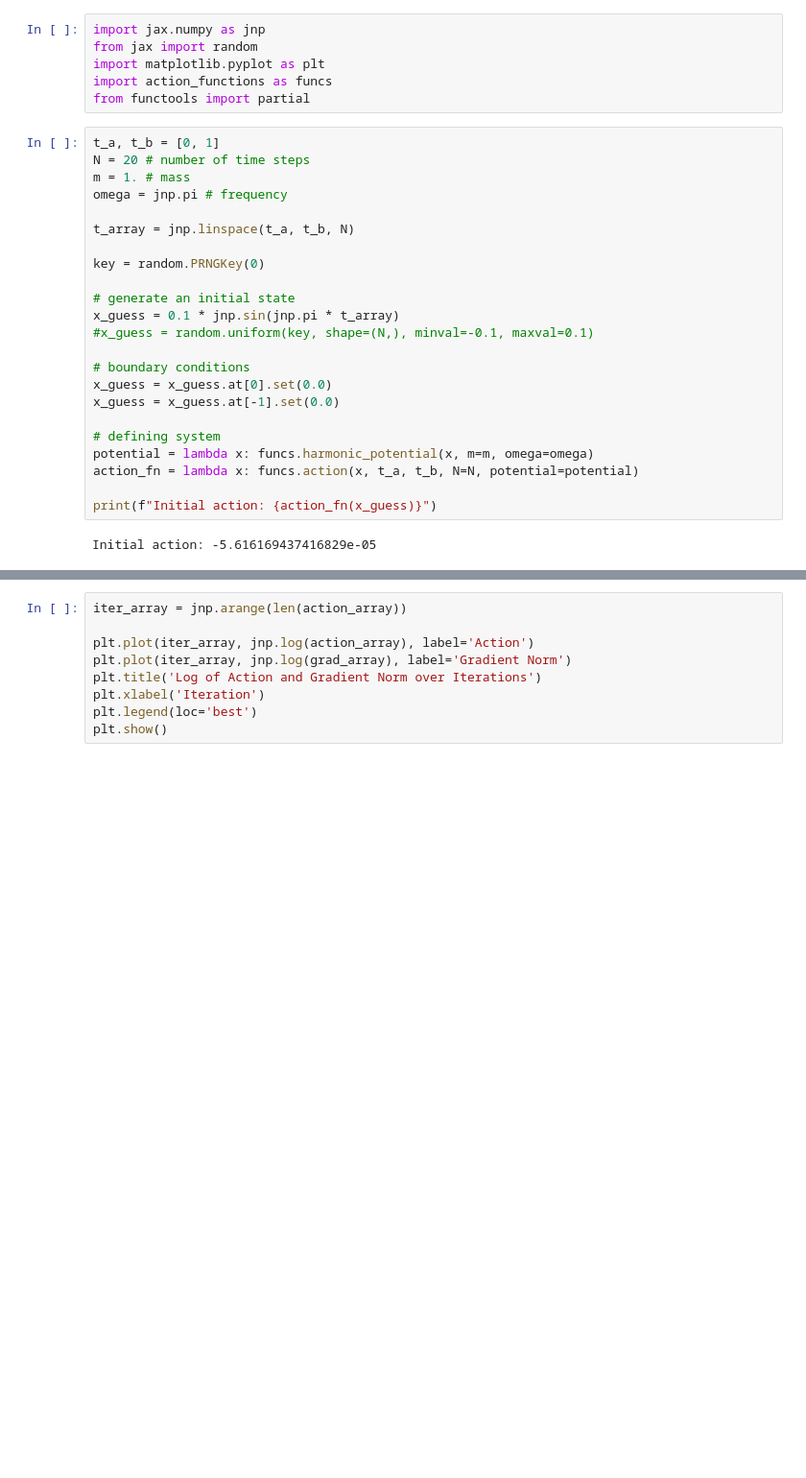
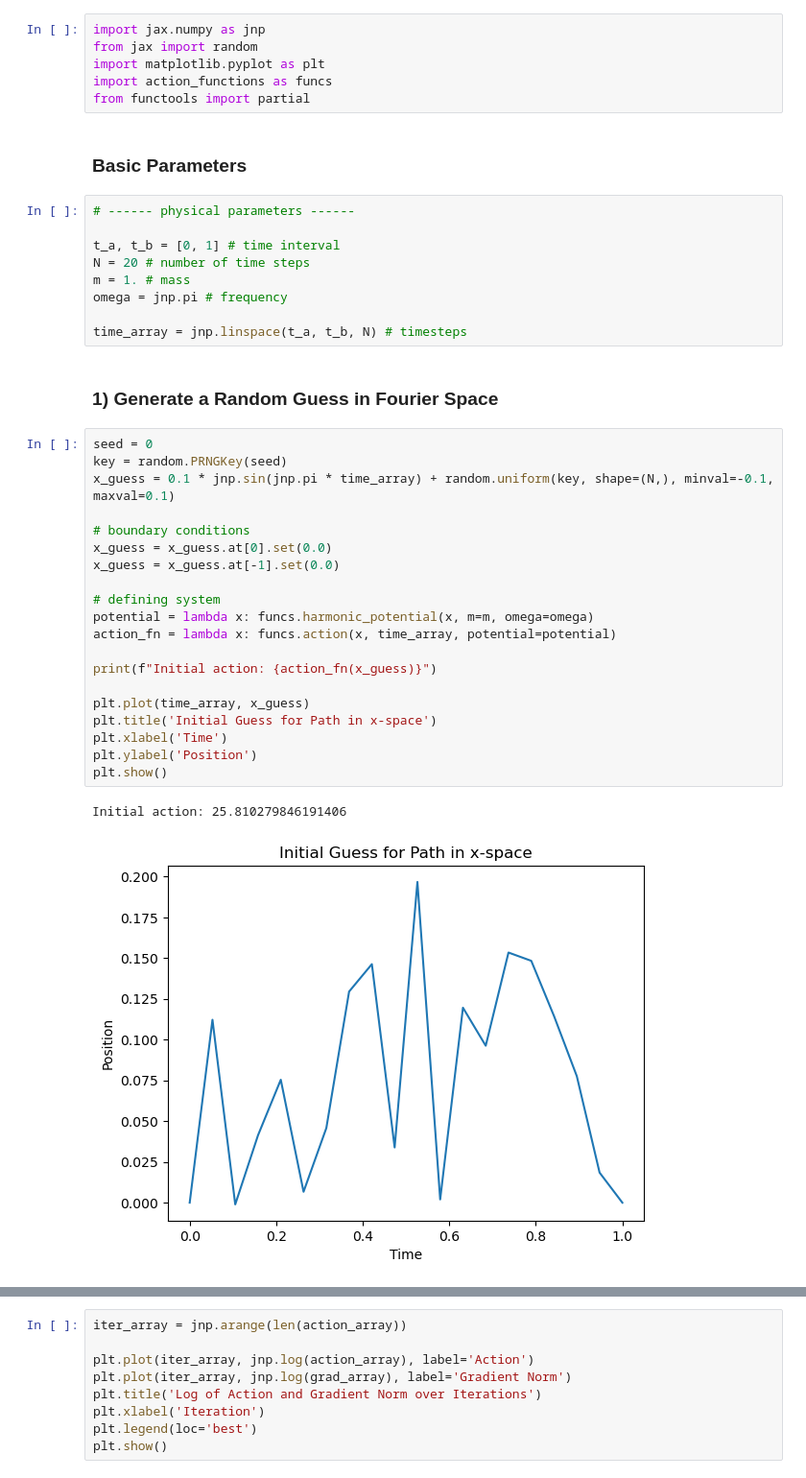
Before and after one commit to aiman1661/gd-action, a Jupyter notebook: action_notebook.ipynb, the cells around one changed output, grey strips where cells are left out. Shown at 96% size. Cells and saved outputs as stored; diff of their text form; blank space fills up the shorter version.

```diff
--- a/action_notebook.ipynb
+++ b/action_notebook.ipynb
@@ -6,28 +6,39 @@ from jax import random
 import matplotlib.pyplot as plt
 import action_functions as funcs
 from functools import partial
+# %% [markdown]
+### Basic Parameters
+# %%
+# ------ physical parameters ------
+
+t_a, t_b = [0, 1] # time interval
+N = 20 # number of time steps
+m = 1. # mass
+omega = jnp.pi # frequency
+
+time_array = jnp.linspace(t_a, t_b, N) # timesteps
+# %% [markdown]
+### 1) Generate a Random Guess in Fourier Space
 # %%
-t_a, t_b = [0, 1]
-N = 20 # number of time steps
-m = 1. # mass
-omega = jnp.pi # frequency
-
-t_array = jnp.linspace(t_a, t_b, N)
-
-key = random.PRNGKey(0)
-
-# generate an initial state
-x_guess = 0.1 * jnp.sin(jnp.pi * t_array)
-#x_guess = random.uniform(key, shape=(N,), minval=-0.1, maxval=0.1)
+seed = 0
+key = random.PRNGKey(seed)
+x_guess = 0.1 * jnp.sin(jnp.pi * time_array) + random.uniform(key, shape=(N,), minval=-0.1, maxval=0.1)
 
 # boundary conditions
 x_guess = x_guess.at[0].set(0.0)
 x_guess = x_guess.at[-1].set(0.0)
 
 # defining system
 potential = lambda x: funcs.harmonic_potential(x, m=m, omega=omega)
-action_fn = lambda x: funcs.action(x, t_a, t_b, N=N, potential=potential)
+action_fn = lambda x: funcs.action(x, time_array, potential=potential)
 
 print(f"Initial action: {action_fn(x_guess)}")
+
+plt.plot(time_array, x_guess)
+plt.title('Initial Guess for Path in x-space')
+plt.xlabel('Time')
+plt.ylabel('Position')
+plt.show()
 # %% [output]
-Initial action: -5.616169437416829e-05
+Initial action: 25.810279846191406
+[figure, added]
```
Also changed, not shown: parts of 4 cells of this notebook, 6 other files.
